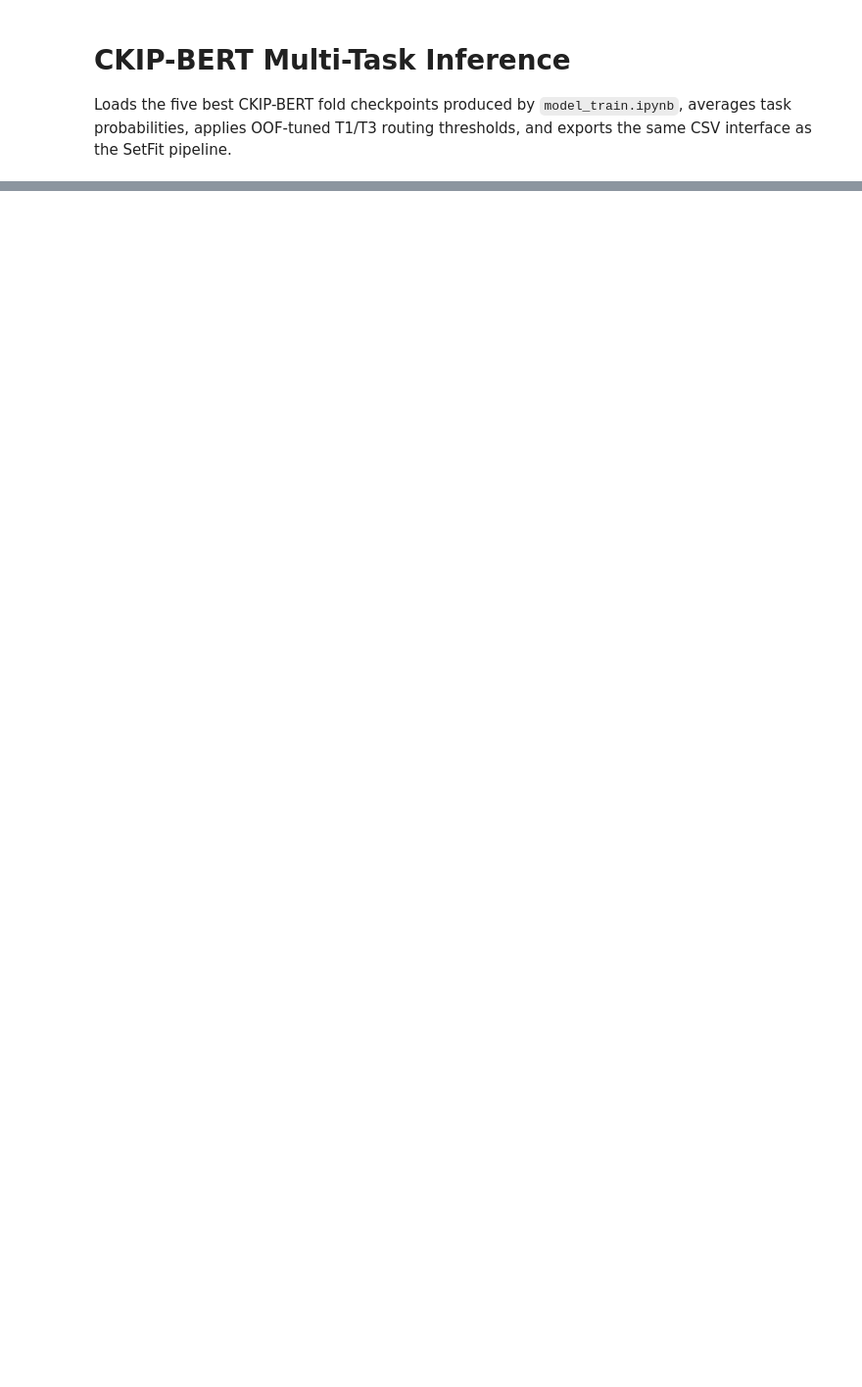
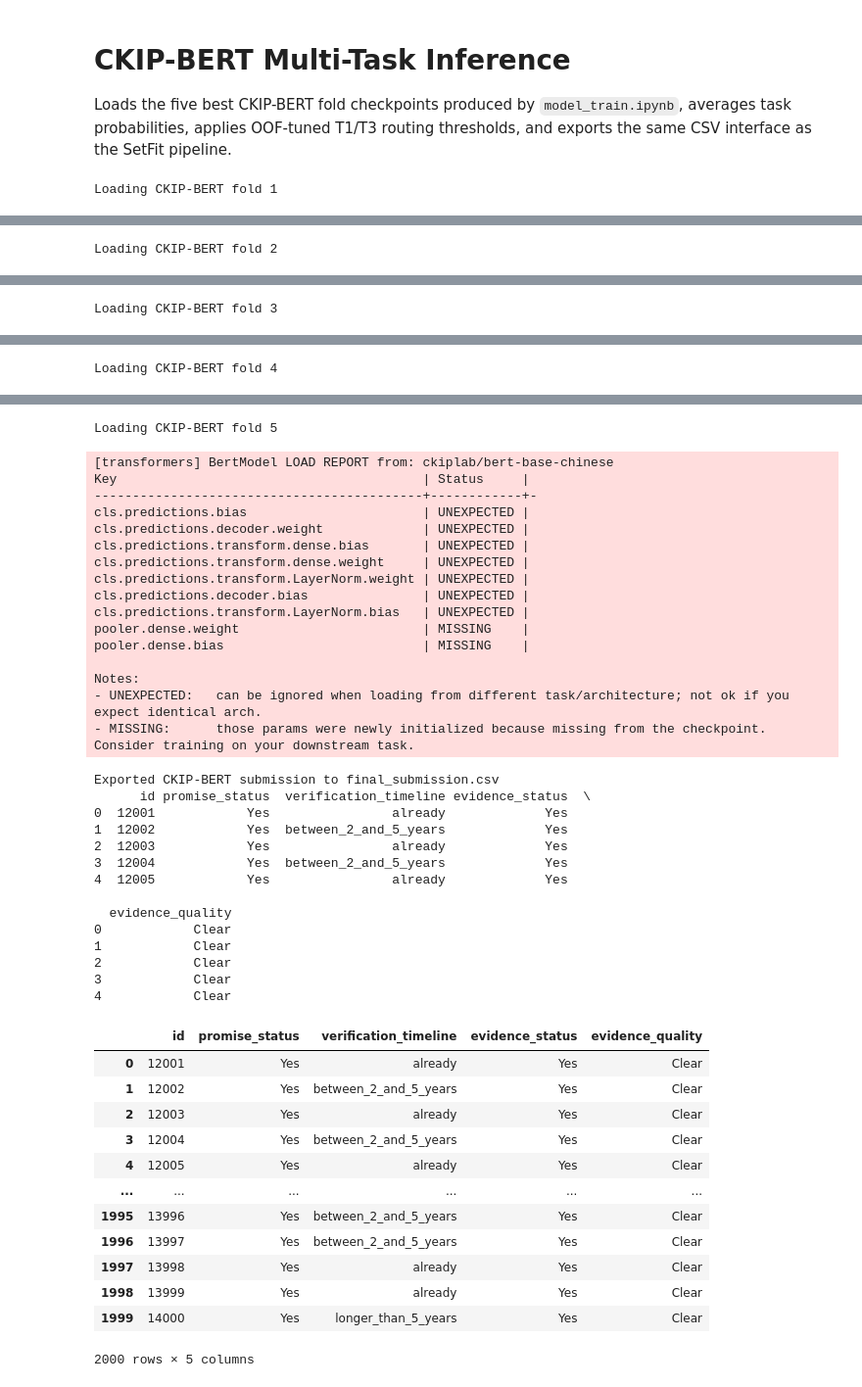
Before and after one commit to Heng1222/VeriPromiseESG_2026_TEAM_9906, a Jupyter notebook: app/model/model_inference.ipynb, the cells around one changed output, grey strips where cells are left out. Shown at 98% size. Saved outputs shown, nothing was run; the diff lists cells and outputs as text; code cells hidden in the pictures; blank space fills up the shorter version.

```diff
--- a/app/model/model_inference.ipynb
+++ b/app/model/model_inference.ipynb
@@ -389,7 +389,7 @@ def ensemble_inference_and_export(
 # )
 
 # Hugging Face artifacts:
-DEFAULT_REPO_ID = "maxbeettww/VeriPromise_ESG_2026_9906_CKIP_MTL"
+DEFAULT_REPO_ID = "maxbeettww/VeriPromise_ESG_2026_9906"
 TEST_CSV_PATH = "../data/ori_data/vpesg4k_test_2000.csv"
 
 # Uncomment after uploading the new artifacts.
@@ -398,3 +398,5 @@ ensemble_inference_and_export(
     test_csv_path=TEST_CSV_PATH,
     output_csv_path="final_submission.csv",
 )
+# %% [output]
+Loading CKIP-BERT fold 1
@@ -400,0 +419 @@ ensemble_inference_and_export(
+Loading CKIP-BERT fold 2
@@ -400,0 +436 @@ ensemble_inference_and_export(
+Loading CKIP-BERT fold 3
@@ -400,0 +453 @@ ensemble_inference_and_export(
+Loading CKIP-BERT fold 4
@@ -400,0 +470,44 @@ ensemble_inference_and_export(
+Loading CKIP-BERT fold 5
+[transformers] BertModel LOAD REPORT from: ckiplab/bert-base-chinese
+Key                                        | Status     |
+-------------------------------------------+------------+-
+cls.predictions.bias                       | UNEXPECTED |
+cls.predictions.decoder.weight             | UNEXPECTED |
+cls.predictions.transform.dense.bias       | UNEXPECTED |
+cls.predictions.transform.dense.weight     | UNEXPECTED |
+cls.predictions.transform.LayerNorm.weight | UNEXPECTED |
+cls.predictions.decoder.bias               | UNEXPECTED |
+cls.predictions.transform.LayerNorm.bias   | UNEXPECTED |
+pooler.dense.weight                        | MISSING    |
+pooler.dense.bias                          | MISSING    |
+
+Notes:
+- UNEXPECTED:   can be ignored when loading from different task/architecture; not ok if you expect identical arch.
+- MISSING:      those params were newly initialized because missing from the checkpoint. Consider training on your downstream task.
+Exported CKIP-BERT submission to final_submission.csv
+      id promise_status  verification_timeline evidence_status  \
+0  12001            Yes                already             Yes
+1  12002            Yes  between_2_and_5_years             Yes
+2  12003            Yes                already             Yes
+3  12004            Yes  between_2_and_5_years             Yes
+4  12005            Yes                already             Yes
+
+  evidence_quality
+0            Clear
+1            Clear
+2            Clear
+3            Clear
+4            Clear
+|  | id | promise_status | verification_timeline | evidence_status | evidence_quality |
+| 0 | 12001 | Yes | already | Yes | Clear |
+| 1 | 12002 | Yes | between_2_and_5_years | Yes | Clear |
+| 2 | 12003 | Yes | already | Yes | Clear |
+| 3 | 12004 | Yes | between_2_and_5_years | Yes | Clear |
+| 4 | 12005 | Yes | already | Yes | Clear |
+| ... | ... | ... | ... | ... | ... |
+| 1995 | 13996 | Yes | between_2_and_5_years | Yes | Clear |
+| 1996 | 13997 | Yes | between_2_and_5_years | Yes | Clear |
+| 1997 | 13998 | Yes | already | Yes | Clear |
+| 1998 | 13999 | Yes | already | Yes | Clear |
+| 1999 | 14000 | Yes | longer_than_5_years | Yes | Clear |
+2000 rows × 5 columns
```
Also changed, not shown: parts of 1 cell of this notebook, 1 other file.
